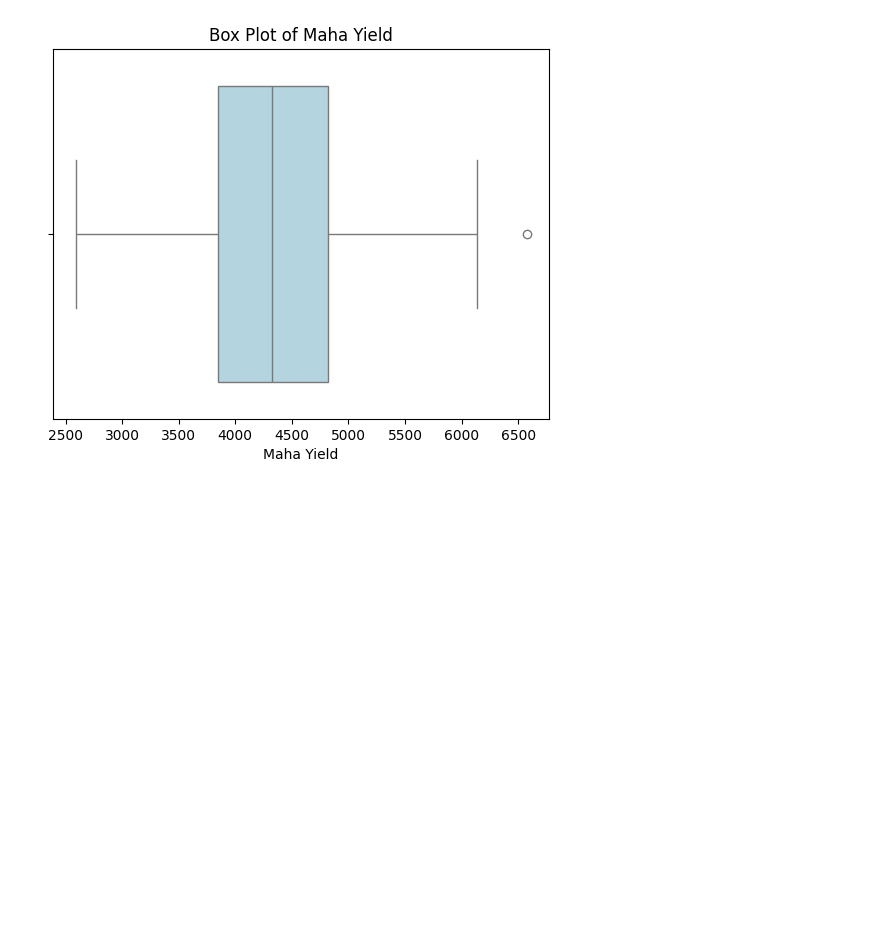
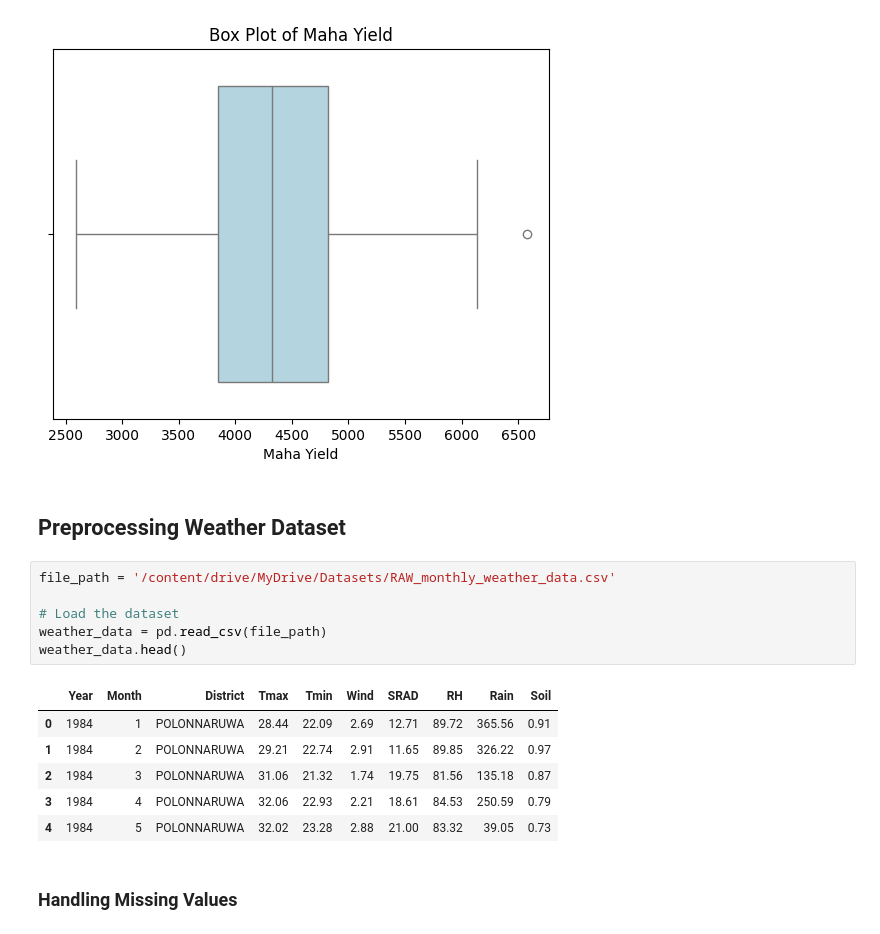
Before and after one commit to Dinithiii04/AgriLak, a Jupyter notebook: notebooks/NEW_yield_pred_model.ipynb, the cells around one changed output. Cells and saved outputs as stored; diff of their text form; blank space fills up the shorter version.

```diff
--- a/notebooks/NEW_yield_pred_model.ipynb
+++ b/notebooks/NEW_yield_pred_model.ipynb
@@ -56,3 +56,20 @@ plt.xlabel('Maha Yield')
 plt.show()
 # %% [output]
 [figure]
+# %% [markdown]
+## Preprocessing Weather Dataset
+# %%
+file_path = '/content/drive/MyDrive/Datasets/RAW_monthly_weather_data.csv'
+
+# Load the dataset
+weather_data = pd.read_csv(file_path)
+weather_data.head()
+# %% [output]
+|  | Year | Month | District | Tmax | Tmin | Wind | SRAD | RH | Rain | Soil |
+| 0 | 1984 | 1 | POLONNARUWA | 28.44 | 22.09 | 2.69 | 12.71 | 89.72 | 365.56 | 0.91 |
+| 1 | 1984 | 2 | POLONNARUWA | 29.21 | 22.74 | 2.91 | 11.65 | 89.85 | 326.22 | 0.97 |
+| 2 | 1984 | 3 | POLONNARUWA | 31.06 | 21.32 | 1.74 | 19.75 | 81.56 | 135.18 | 0.87 |
+| 3 | 1984 | 4 | POLONNARUWA | 32.06 | 22.93 | 2.21 | 18.61 | 84.53 | 250.59 | 0.79 |
+| 4 | 1984 | 5 | POLONNARUWA | 32.02 | 23.28 | 2.88 | 21.00 | 83.32 | 39.05 | 0.73 |
+# %% [markdown]
+### Handling Missing Values
```
Also changed, not shown: parts of 7 cells of this notebook.
